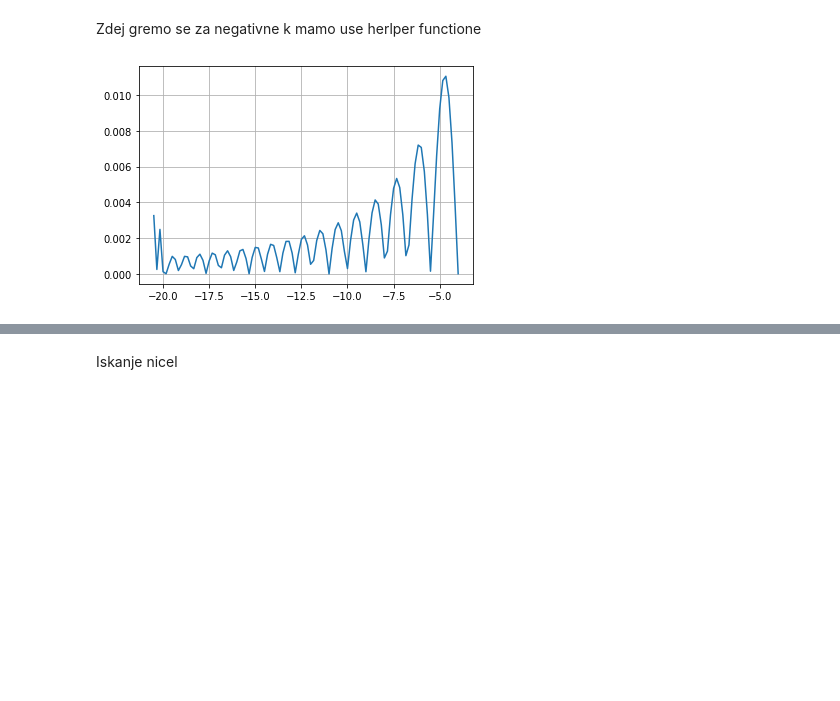
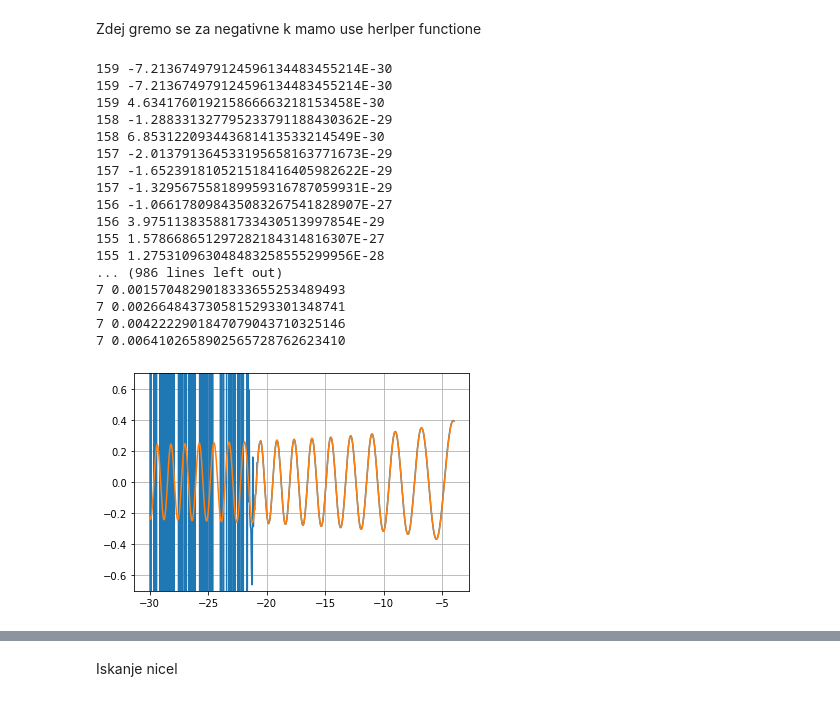
Before and after one commit to gregpr07/mafijski-praktikum, a Jupyter notebook: 1 - Aeryjeve funkcije/aeryjeve.ipynb, the cells around one changed output, grey strips where cells are left out. Saved outputs shown, nothing was run; the diff lists cells and outputs as text; code cells hidden in the pictures; blank space fills up the shorter version.

```diff
--- a/1 - Aeryjeve funkcije/aeryjeve.ipynb
+++ b/1 - Aeryjeve funkcije/aeryjeve.ipynb
@@ -77,7 +90,8 @@ A_B_i(D(0),D(1000), 10)
 # %%
 x = np.linspace(-25,15,1000,dtype=Decimal)
 
-A_i, B_i, k = A_B_i(x, D(100000), 10)
+# here A_i and B_i are tuples (values, abs_error)
+A_i, B_i, k = A_B_i(x, D(100000), 100)
 
 plt.plot(x, A_i)
 plt.plot(x, B_i)
@@ -87,5 +101,5 @@ plt.ylim([-0.7,0.7])
 plt.grid()
 plt.show()
 
-# print(k)
+# # print(k)
 # %% [output]
@@ -260,8 +313,8 @@ def Ai_negativni_x(x, maxSteps=1000):
 
         steps += 1
 
-    # print(steps)
-    return Ai
+    print(steps, new_delta)
+    return Ai, new_delta
 
 
 def Bi_negativni_x(x, maxSteps=1000):
@@ -287,31 +340,48 @@ def Bi_negativni_x(x, maxSteps=1000):
 
         steps += 1
 
-    # print(steps)
-    return Bi
+    print(steps, new_delta)
+    return Bi, new_delta
 
 
 Ai_negativni_x = np.vectorize(Ai_negativni_x)
 Bi_negativni_x = np.vectorize(Bi_negativni_x)
 # %%
-t = np.linspace(-20.5, -4, 100)
+t = np.linspace(-30, -4, 500)
 
 A_i, B_i, k = A_B_i(t, D(100000), 10)
 
 # Ai_asimptotika = Ai_negativni_x(t)
-Bi_asimptotika = Bi_negativni_x(t)
+Bi_asimptotika, Bi_errors = Bi_negativni_x(t)
 
 # plt.plot(t, A_i)
-# plt.plot(t, B_i)
+plt.plot(t, B_i)
 # plt.plot(t, Ai_asimptotika)
-# plt.plot(t, Bi_asimptotika)
+plt.plot(t, Bi_asimptotika)
 
-plt.plot(t, np.abs(B_i - Bi_asimptotika))
+# plt.plot(t, np.abs(B_i - Bi_asimptotika))
 
 
-# plt.ylim([-0.7, 0.7])
+plt.ylim([-0.7, 0.7])
 
 plt.grid()
 plt.show()
 # %% [output]
+159 -7.213674979124596134483455214E-30
+159 -7.213674979124596134483455214E-30
+159 4.634176019215866663218153458E-30
+158 -1.288331327795233791188430362E-29
+158 6.853122093443681413533214549E-30
+157 -2.013791364533195658163771673E-29
+157 -1.652391810521518416405982622E-29
+157 -1.329567558189959316787059931E-29
+156 -1.066178098435083267541828907E-27
+156 3.975113835881733430513997854E-29
+155 1.578668651297282184314816307E-27
+155 1.275310963048483258555299956E-28
+... (986 lines left out)
+7 0.0015704829018333655253489493
+7 0.0026648437305815293301348741
+7 0.0042222901847079043710325146
+7 0.0064102658902565728762623410
-[figure, old version]
+[figure, new version]
```
Also changed, not shown: parts of 19 cells of this notebook, 4 other files.
